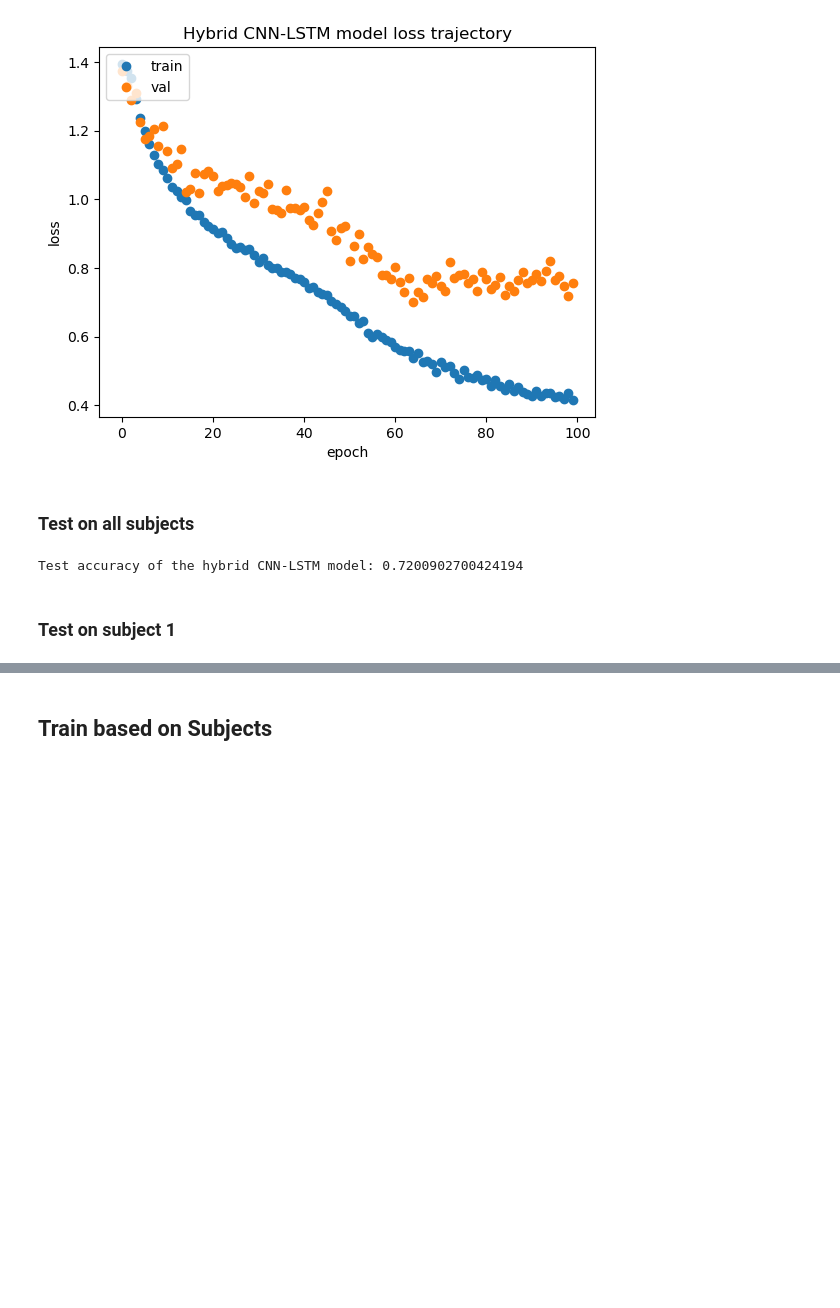
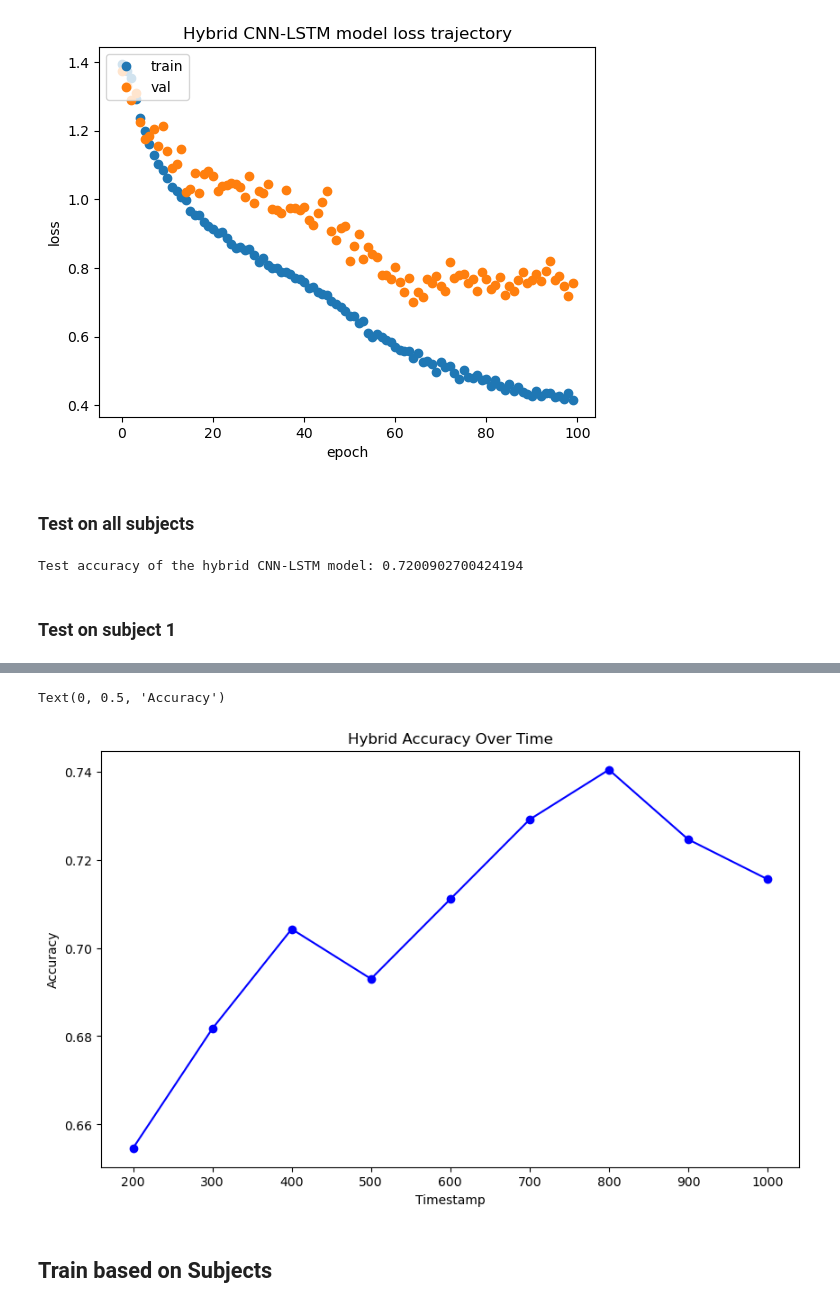
Before and after one commit to JunKang13/ece247, a Jupyter notebook: final_project/hybrid_model.ipynb, the cells around one changed output, grey strips where cells are left out. Drawn from its saved outputs; the diff is of its cells as text; code cells hidden in the pictures; blank space fills up the shorter version.

Commit message:
train with different time stamp

```diff
--- a/final_project/hybrid_model.ipynb
+++ b/final_project/hybrid_model.ipynb
@@ -18,6 +16,6 @@ Device mapping: no known devices.
 ### load and preprocess data
 # %%
 X_train, y_train, X_test, y_test = init_data(subject=None, verbose=True)
-X_train_aug, y_train_aug, X_test_aug, y_test_aug, X_valid_aug, y_valid_aug= preprocess_data(X_train, y_train, X_test, y_test, verbose=True, sample_size=800)
-x_train_aug, y_train_aug, x_valid_aug, y_valid_aug, x_test_aug, y_test_aug = load_data(X_train_aug, y_train_aug, X_valid_aug, y_valid_aug, X_test_aug, y_test_aug, verbose=True)
+X_train_aug, y_train_aug, X_test_aug, y_test_aug, X_valid_aug, y_valid_aug= preprocess_data(X_train, y_train, X_test, y_test, verbose=True, time_stamp=800)
+X_train_aug, y_train_aug, X_valid_aug, y_valid_aug, X_test_aug, y_test_aug = load_data(X_train_aug, y_train_aug, X_valid_aug, y_valid_aug, X_test_aug, y_test_aug, verbose=True)
 # %% [output]
@@ -29,7 +30,12 @@ Testing data shape: (443, 400, 1, 22) Testing target shape: (443, 4)
 # %% [markdown]
 ## CNN + LSTM
 # %%
+# Model parameters
+learning_rate = 0.001
 dropout = 0.6
+batch_size = 64
+epochs = 70
+hybrid_cnn_lstm_optimizer = tf.keras.optimizers.Adam(learning_rate=learning_rate, weight_decay=1e-4)
 
 # Building the CNN model using sequential class
 hybrid_cnn_lstm_model = Sequential()
@@ -62,7 +68,12 @@ hybrid_cnn_lstm_model.add(LSTM(10, dropout=dropout, recurrent_dropout=0.1))
 hybrid_cnn_lstm_model.add(Dense(4, activation='softmax')) # Output FC layer with softmax activation
 
 
-# Printing the model summary
+# Compiling the model
+hybrid_cnn_lstm_model.compile(loss='categorical_crossentropy',
+                 optimizer=hybrid_cnn_lstm_optimizer,
+                 metrics=['accuracy'],
+                )
+
 hybrid_cnn_lstm_model.summary()
 # %% [output]
 Model: "sequential"
@@ -92,14 +97,0 @@ Compile and train the model
-# %%
-# Compiling the model
-hybrid_cnn_lstm_model.compile(loss='categorical_crossentropy',
-                 optimizer=hybrid_cnn_lstm_optimizer,
-                 metrics=['accuracy'],
-                )
-
-# Training and validating the model
-hybrid_cnn_lstm_model_results = hybrid_cnn_lstm_model.fit(x_train_aug,
-             y_train_aug,
-             batch_size=64,
-             epochs=epochs,
-             validation_data=(x_valid_aug, y_valid_aug), verbose=True,
-             )
@@ -125,0 +98,7 @@ Epoch 100/100
+# %%
+hybrid_cnn_lstm_model_results = hybrid_cnn_lstm_model.fit(X_train_aug,
+             y_train_aug,
+             batch_size=batch_size,
+             epochs=epochs,
+             validation_data=(X_valid_aug, y_valid_aug), verbose=True,
+             )
@@ -181,2 +248,13 @@ Detected at node 'sequential/conv2d/BiasAdd' defined at (most recent call last):
+# %%
+timestamps = [i for i in range(200, 1001, 100)]
+plt.figure(figsize=(10, 6))
+plt.plot(timestamps, acc_timestamps, marker='o', linestyle='-', color='b')
+
+plt.title('Hybrid Accuracy Over Time')
+plt.xlabel('Timestamp')
+plt.ylabel('Accuracy')
+# %% [output]
+Text(0, 0.5, 'Accuracy')
+[figure, added]
 # %% [markdown]
 ## Train based on Subjects
```
Also changed, not shown: parts of 12 cells of this notebook, 1 other file.
